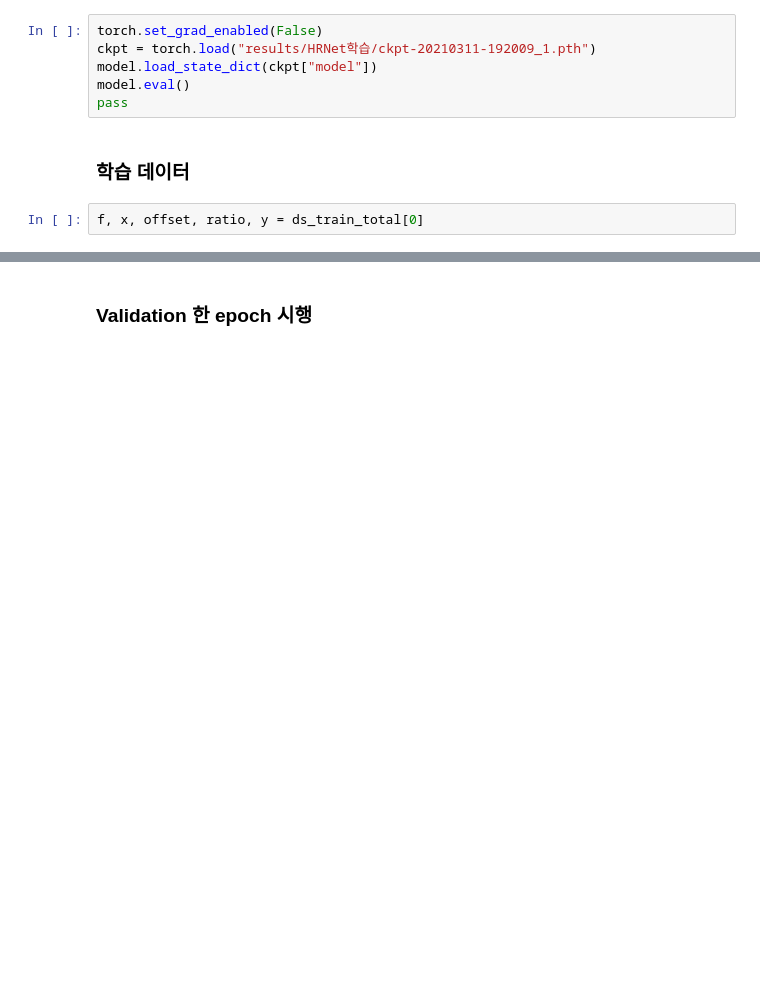
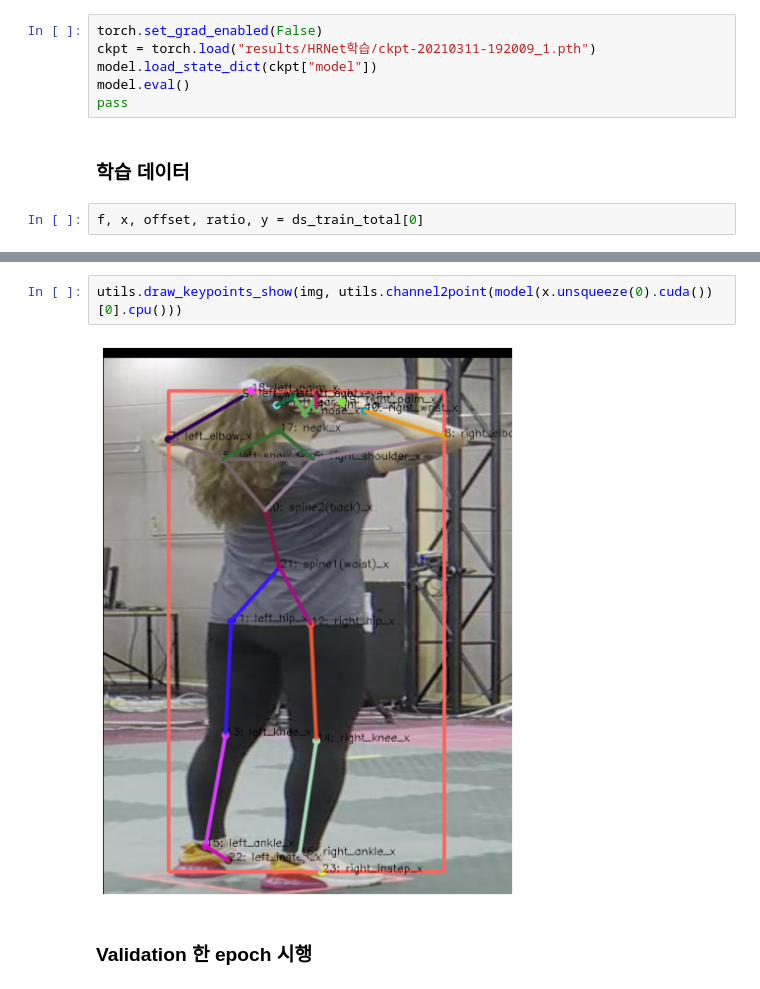
Before and after one commit to Kitsunetic/motion-keypoint, a Jupyter notebook: HRNet 학습.ipynb, the cells around one changed output, grey strips where cells are left out. Cells and saved outputs as stored; diff of their text form; blank space fills up the shorter version.

```diff
--- a/HRNet 학습.ipynb
+++ b/HRNet 학습.ipynb
@@ -409,3 +404,7 @@ utils.draw_keypoints(x, y)
+# %%
+utils.draw_keypoints_show(img, utils.channel2point(model(x.unsqueeze(0).cuda())[0].cpu()))
+# %% [output]
+[figure, added]
 # %% [markdown]
 ### Validation 한 epoch 시행
 # %%
```
Also changed, not shown: parts of 16 cells of this notebook.
